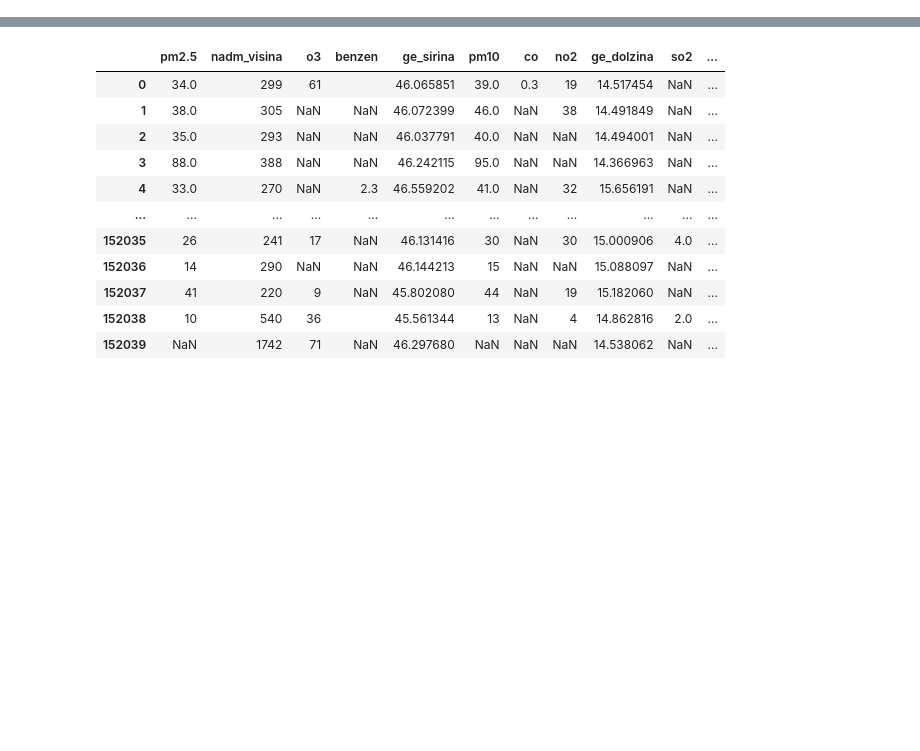
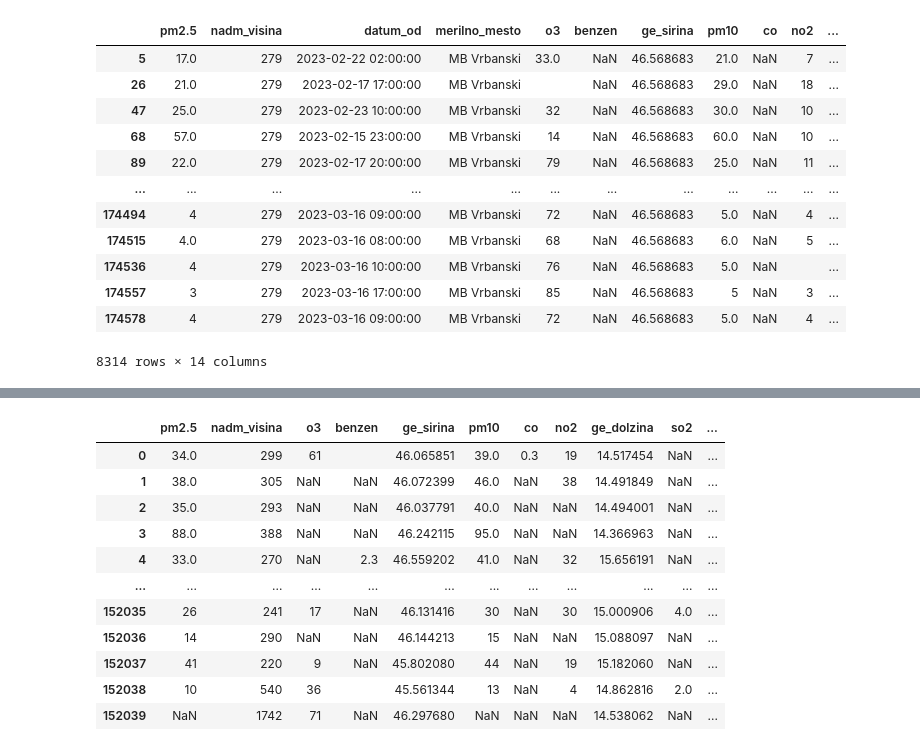
Before and after one commit to RantusaLara/IIS, a Jupyter notebook: notebooks/data.ipynb, the cells around one changed output, grey strips where cells are left out. Cells and saved outputs as stored; diff of their text form; code cells hidden in the pictures; blank space fills up the shorter version.

```diff
--- a/notebooks/data.ipynb
+++ b/notebooks/data.ipynb
@@ -74,0 +158,16 @@ df.head()
+# %%
+df_filtered
+# %% [output]
+|  | pm2.5 | nadm_visina | datum_od | merilno_mesto | o3 | benzen | ge_sirina | pm10 | co | no2 | ... |
+| 5 | 17.0 | 279 | 2023-02-22 02:00:00 | MB Vrbanski | 33.0 | NaN | 46.568683 | 21.0 | NaN | 7 | ... |
+| 26 | 21.0 | 279 | 2023-02-17 17:00:00 | MB Vrbanski |  | NaN | 46.568683 | 29.0 | NaN | 18 | ... |
+| 47 | 25.0 | 279 | 2023-02-23 10:00:00 | MB Vrbanski | 32 | NaN | 46.568683 | 30.0 | NaN | 10 | ... |
+| 68 | 57.0 | 279 | 2023-02-15 23:00:00 | MB Vrbanski | 14 | NaN | 46.568683 | 60.0 | NaN | 10 | ... |
+| 89 | 22.0 | 279 | 2023-02-17 20:00:00 | MB Vrbanski | 79 | NaN | 46.568683 | 25.0 | NaN | 11 | ... |
+| ... | ... | ... | ... | ... | ... | ... | ... | ... | ... | ... | ... |
+| 174494 | 4 | 279 | 2023-03-16 09:00:00 | MB Vrbanski | 72 | NaN | 46.568683 | 5.0 | NaN | 4 | ... |
+| 174515 | 4.0 | 279 | 2023-03-16 08:00:00 | MB Vrbanski | 68 | NaN | 46.568683 | 6.0 | NaN | 5 | ... |
+| 174536 | 4 | 279 | 2023-03-16 10:00:00 | MB Vrbanski | 76 | NaN | 46.568683 | 5.0 | NaN |  | ... |
+| 174557 | 3 | 279 | 2023-03-16 17:00:00 | MB Vrbanski | 85 | NaN | 46.568683 | 5 | NaN | 3 | ... |
+| 174578 | 4 | 279 | 2023-03-16 09:00:00 | MB Vrbanski | 72 | NaN | 46.568683 | 5.0 | NaN | 4 | ... |
+8314 rows × 14 columns
```
Also changed, not shown: parts of 63 cells of this notebook, 36 other files.
